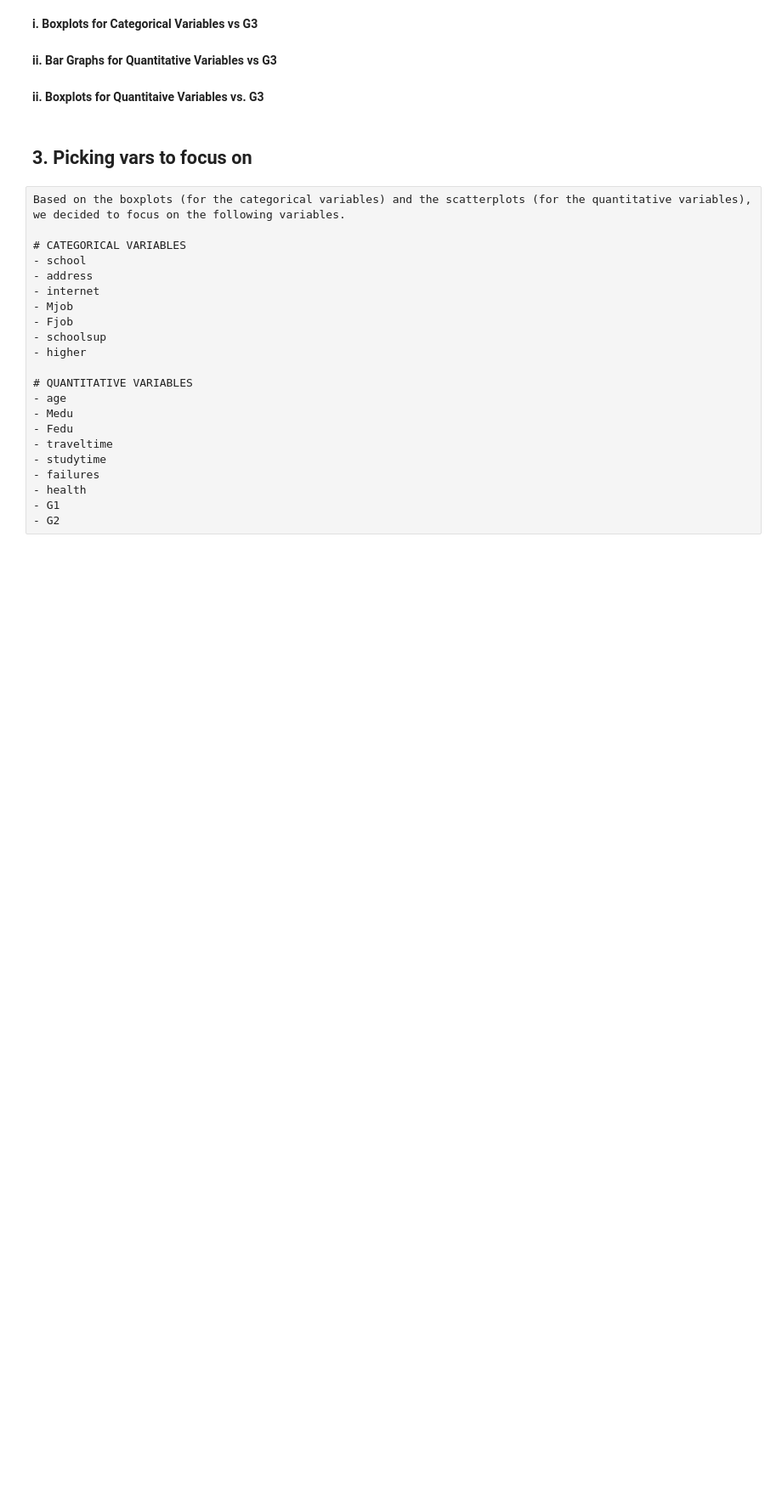
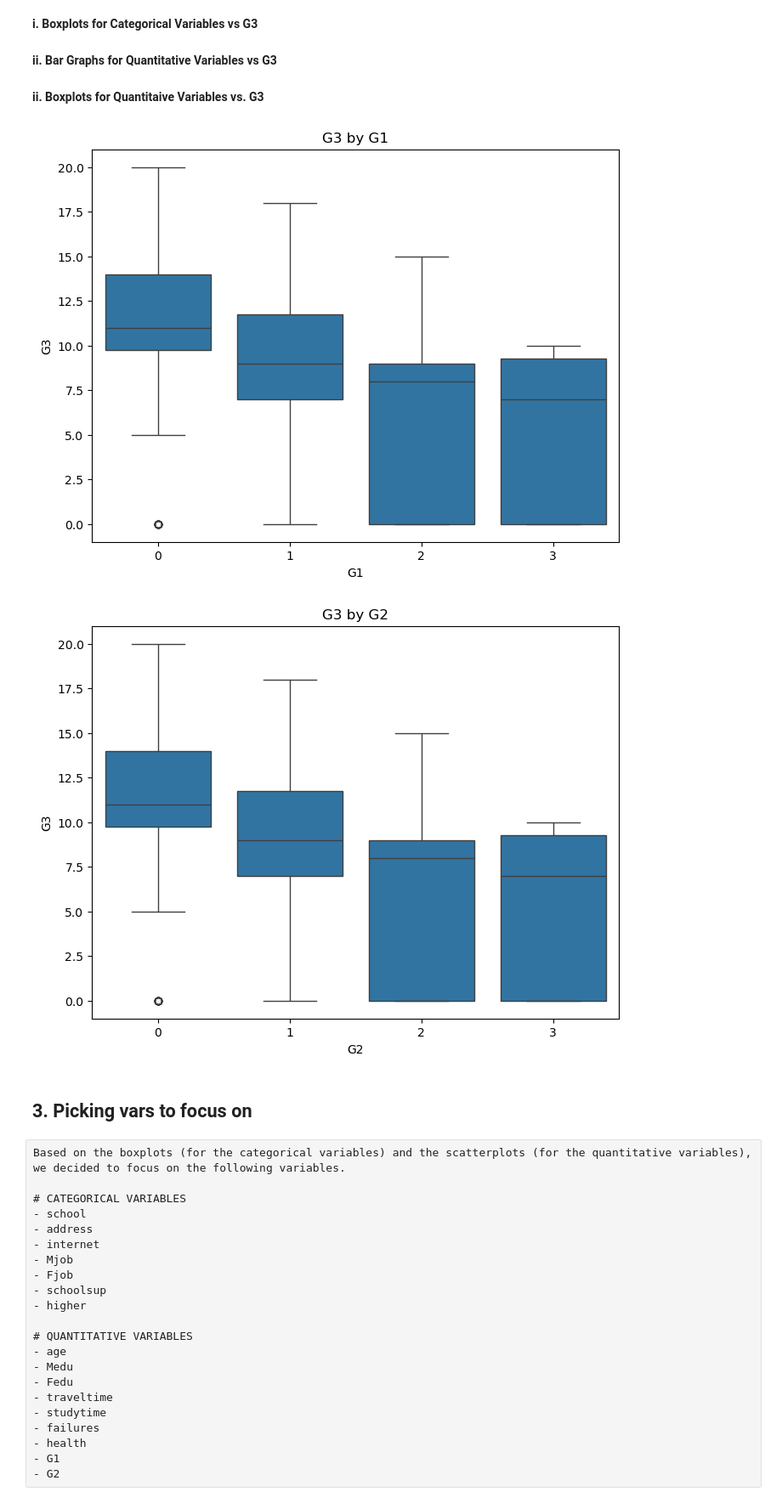
Before and after one commit to akritis2/Pearson-Project, a Jupyter notebook: student_math.ipynb, the cells around one changed output. Shown: that part at 85% size. Cells and saved outputs as stored; diff of their text form; code cells hidden in the pictures; blank space fills up the shorter version.

```diff
--- a/student_math.ipynb
+++ b/student_math.ipynb
@@ -53,4 +75,12 @@ for cat_var in cat_vars:
     plt.show()
 # %% [markdown]
 **ii. Bar Graphs for Quantitative Variables vs G3**
+# %%
+# List of Numerical Vars in Math df
+quan_vars = [
+    "age", "Medu", "Fedu", "famrel", "traveltime", "studytime", "failures",
+    "freetime", "goout", "Walc", "Dalc", "health", "absences", "G1", "G2"
+]
+
+grades = ['G1', 'G2']
 # %%
@@ -76,6 +100,17 @@ for quan_var in quan_vars:
     plt.xlabel(f"{quan_var}")
     plt.ylabel('G3')
     plt.show()
+# %%
+for grade in grades:
+    plt.figure(figsize=(8, 6))
+    sns.boxplot(data=student_mat, x=quan_var, y='G3')
+    plt.title(f"G3 by {grade}")
+    plt.xlabel(f"{grade}")
+    plt.ylabel('G3')
+    plt.show()
+# %% [output]
+[figure, added]
+[figure, added]
 # %% [markdown]
 ## 3. Picking vars to focus on
 # %% [raw]
```
Also changed, not shown: parts of 4 cells of this notebook.
